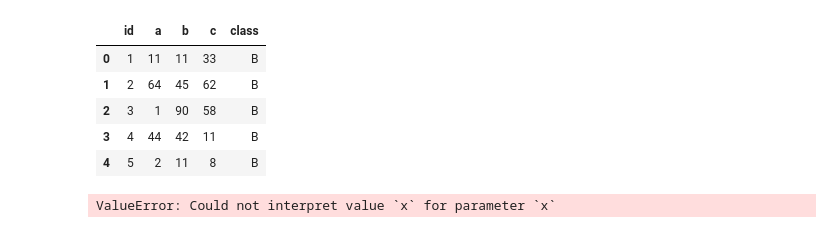
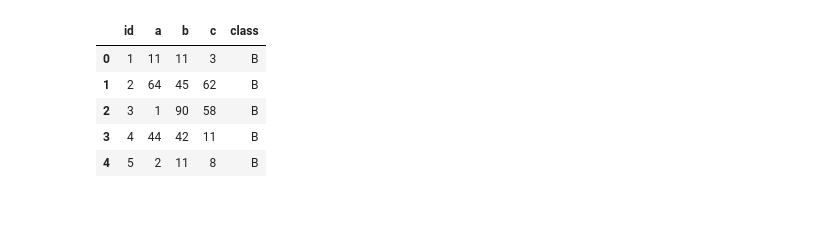
Before and after one commit to KanonKC/01204465-Data-Mining, a Jupyter notebook: Oversampling/random_oversampling.ipynb, the cells around one changed output. Cells and saved outputs as stored; diff of their text form; code cells hidden in the pictures.

```diff
--- a/Oversampling/random_oversampling.ipynb
+++ b/Oversampling/random_oversampling.ipynb
@@ -3,25 +1,25 @@
 # %%
 import pandas as pd
-# %%
-df = pd.read_csv('data.csv')
-df.head()
-# %% [output]
-|  | id | a | b | c | class |
-| 0 | 1 | 11 | 11 | 33 | B |
-| 1 | 2 | 64 | 45 | 62 | B |
-| 2 | 3 | 1 | 90 | 58 | B |
-| 3 | 4 | 44 | 42 | 11 | B |
-| 4 | 5 | 2 | 11 | 8 | B |
+# %%
+df = pd.DataFrame(
+    {
+        "id" : [1,2,3,4,5,6,7,8,9,10,11,12,13,14,15,16,17,18,19,20],
+        "a" : [11,64,1,44,2,76,73,30,15,64,36,21,14,57,68,46,79,90,19,27],
+        "b": [11,45,90,42,11,27,1,78,1,49,80,70,86,50,21,1,64,38,74,38],
+        "c": [3,62,58,11,8,89,61,78,42,46,60,2,76,75,80,78,74,0,65,51],
+        "class":['B','B','B','B','B','B','B','B','B','B','B','B','B','B','B','A','A','A','A','A']
+    }
+)
+df.head()
+# %% [output]
+|  | id | a | b | c | class |
+| 0 | 1 | 11 | 11 | 3 | B |
+| 1 | 2 | 64 | 45 | 62 | B |
+| 2 | 3 | 1 | 90 | 58 | B |
+| 3 | 4 | 44 | 42 | 11 | B |
+| 4 | 5 | 2 | 11 | 8 | B |
 # %%
 x = df.drop("class", axis=1)
 y = df["class"]
-# %%
-# Scatterplot
-import seaborn as sns
-import matplotlib.pyplot as plt
-
-sns.scatterplot(x='x', y='y', hue='label', data=df)
-# %% [output]
-ValueError: Could not interpret value `x` for parameter `x`
 # %%
 print(y.value_counts())
```
Also changed, not shown: parts of 6 cells of this notebook, 1 other file.
